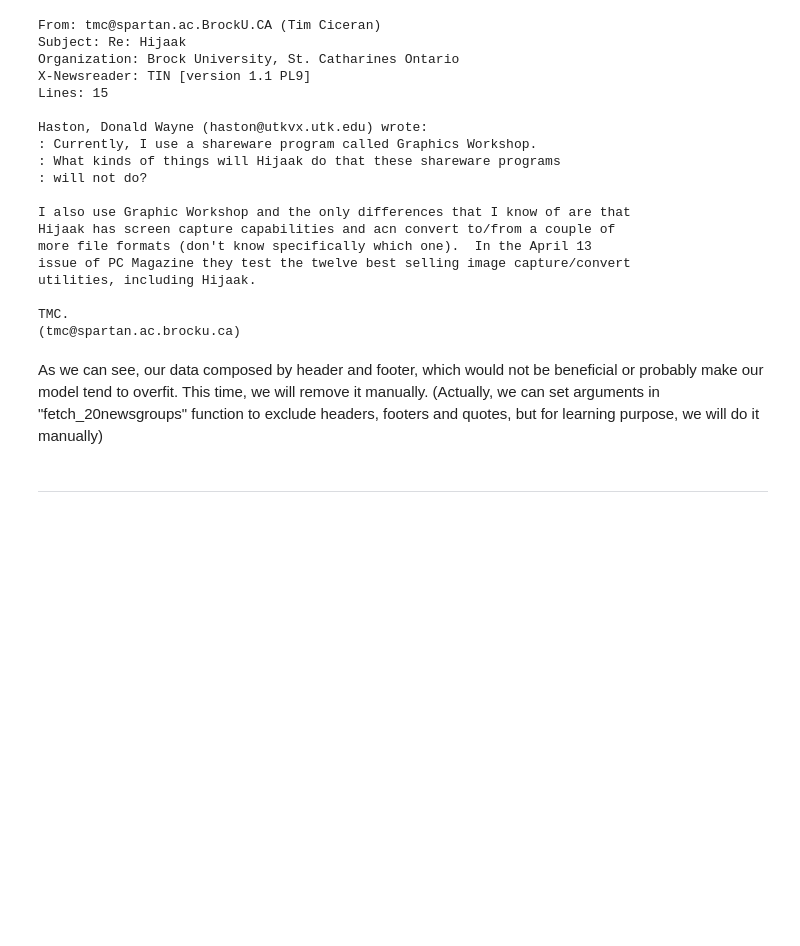
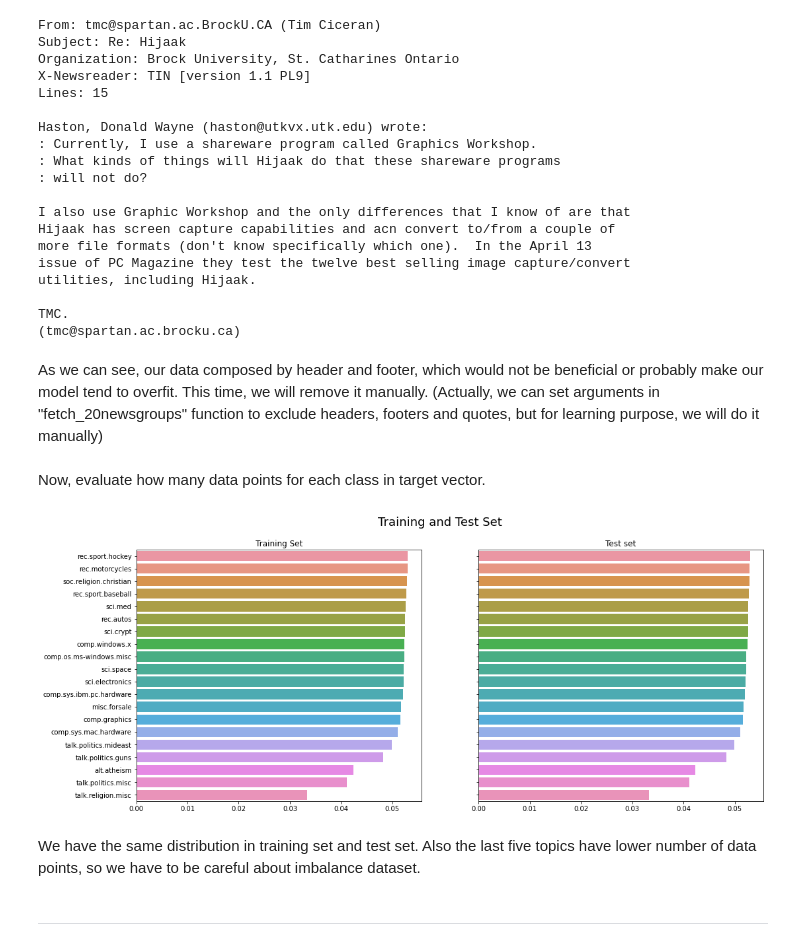
Before and after one commit to agusrichard/data-science-learning-projects, a Jupyter notebook: News Groups/20_newsgroups.ipynb, the cells around one changed output. Drawn from its saved outputs; the diff is of its cells as text; code cells hidden in the pictures; blank space fills up the shorter version.

Commit message:
Text Vectorization

```diff
--- a/News Groups/20_newsgroups.ipynb
+++ b/News Groups/20_newsgroups.ipynb
@@ -235,6 +239,27 @@ TMC.
 (tmc@spartan.ac.brocku.ca)
 # %% [markdown]
 As we can see, our data composed by header and footer, which would not be beneficial or probably make our model tend to overfit. This time, we will remove it manually. (Actually, we can set arguments in "fetch_20newsgroups" function to exclude headers, footers and quotes, but for learning purpose, we will do it manually)
+# %% [markdown]
+Now, evaluate how many data points for each class in target vector.
+# %%
+# value counts training set
+train_count = pd.Series(train_target).value_counts(normalize=True).sort_index()
+test_count = pd.Series(test_target).value_counts(normalize=True).sort_index()
+train_count.index = bunch_train.target_names
+test_count.index = bunch_test.target_names
+train_count = train_count.sort_values(ascending=False)
+test_count = test_count.sort_values(ascending=False)
+# %%
+fig, axes = plt.subplots(1, 2, figsize=(17, 7), sharey=True)
+sns.barplot(ax=axes[0], x=train_count, y=train_count.index)
+axes[0].set(title='Training Set')
+sns.barplot(ax=axes[1], x=test_count, y=test_count.index)
+axes[1].set(title='Test set')
+fig.suptitle('Training and Test Set', fontsize=18);
+# %% [output]
+[figure, added]
+# %% [markdown]
+We have the same distribution in training set and test set. Also the last five topics have lower number of data points, so we have to be careful about imbalance dataset.
 # %% [markdown]
 ---
 # %% [markdown]
```
Also changed, not shown: parts of 10 cells of this notebook.
